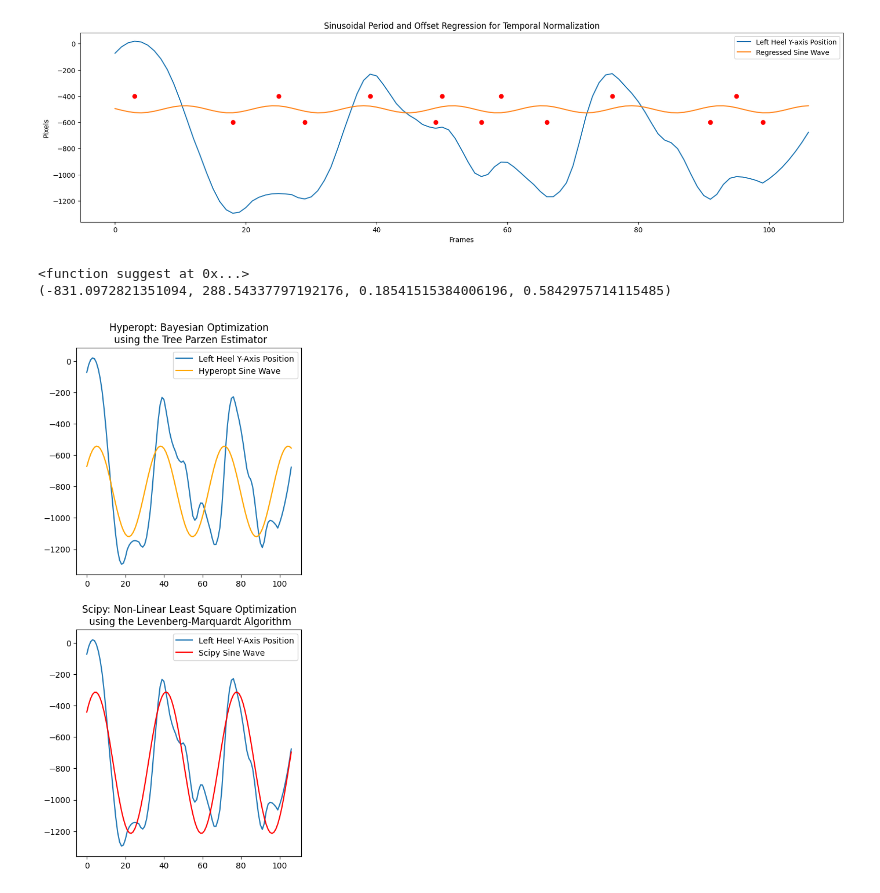
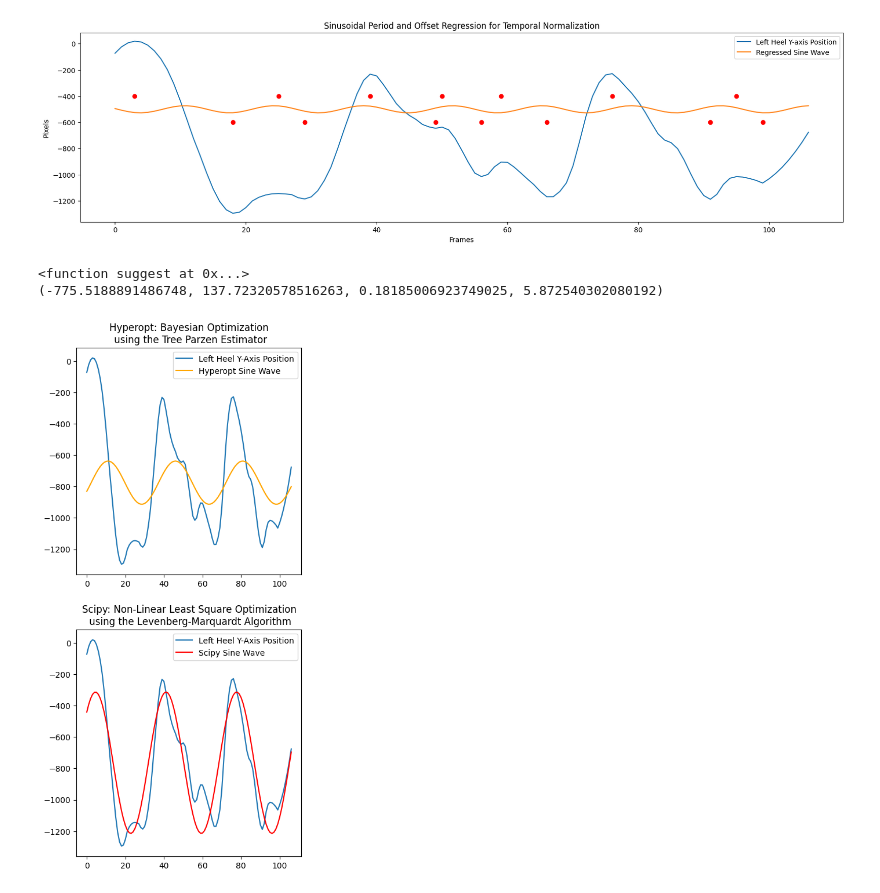
Before and after one commit to adarshramiyer/gAIt, a Jupyter notebook: data_processing/temporal_normalization_experimentation.ipynb, the cells around one changed output. Cells and saved outputs as stored; diff of their text form; code cells hidden in the pictures.

```diff
--- a/data_processing/temporal_normalization_experimentation.ipynb
+++ b/data_processing/temporal_normalization_experimentation.ipynb
@@ -144,41 +144,41 @@ def objective(a0, a1, w, f):
 def objective2(args):
     return objective(*args)
 
-space = [hp.uniform('a0', -1000, -750),
-         hp.uniform('a1', 200, 400),
-         hp.uniform('w', 0, 4),
+space = [hp.uniform('a0', -1000, 1000),
+         hp.uniform('a1', 100, 800),
+         hp.uniform('w', 0, 10),
          hp.uniform('f', 0, 2 * np.pi)]
 
 tpe_algo = tpe.suggest
 print (tpe_algo)
 tpe_trials = Trials()
 
 tpe_best = fmin(fn=objective2, space=space, algo=tpe_algo, trials=tpe_trials, max_evals=300)
 
 print(hyperopt.space_eval(space, tpe_best))
 
 amplitude = float('{a1:.2f}'.format(**tpe_best))
 constant = float('{a0:.2f}'.format(**tpe_best))
 horiz_scale = float('{w:.2f}'.format(**tpe_best))
 offset = float('{f:.2f}'.format(**tpe_best))
 
 losses = tpe_trials.losses()
 
 hyperopt_params = [amplitude, horiz_scale, offset, constant]
 fig, ax = plt.subplots(2, figsize=(5, 10))
 ax[0].set_title('Hyperopt: Bayesian Optimization\n using the Tree Parzen Estimator')
 ax[0].plot(x, y, label='Left Heel Y-Axis Position')
 ax[0].plot(x, test_func(x, *hyperopt_params), color='orange', label='Hyperopt Sine Wave')
 ax[0].legend()
 
 ax[1].set_title('Scipy: Non-Linear Least Square Optimization\n using the Levenberg-Marquardt Algorithm')
 ax[1].plot(x, y, label='Left Heel Y-Axis Position')
 params, params_covariance = optimize.curve_fit(test_func, x, y, p0=hyperopt_params, method='lm')
 ax[1].plot(x, test_func(x, *params), color='red', label='Scipy Sine Wave')
 ax[1].legend()
 fig.tight_layout(pad=2.0)
 plt.show()
 # %% [output]
 <function suggest at 0x...>
-(-831.0972821351094, 288.54337797192176, 0.18541515384006196, 0.5842975714115485)
+(-775.5188891486748, 137.72320578516263, 0.18185006923749025, 5.872540302080192)
-[figure, old version]
+[figure, new version]
```
